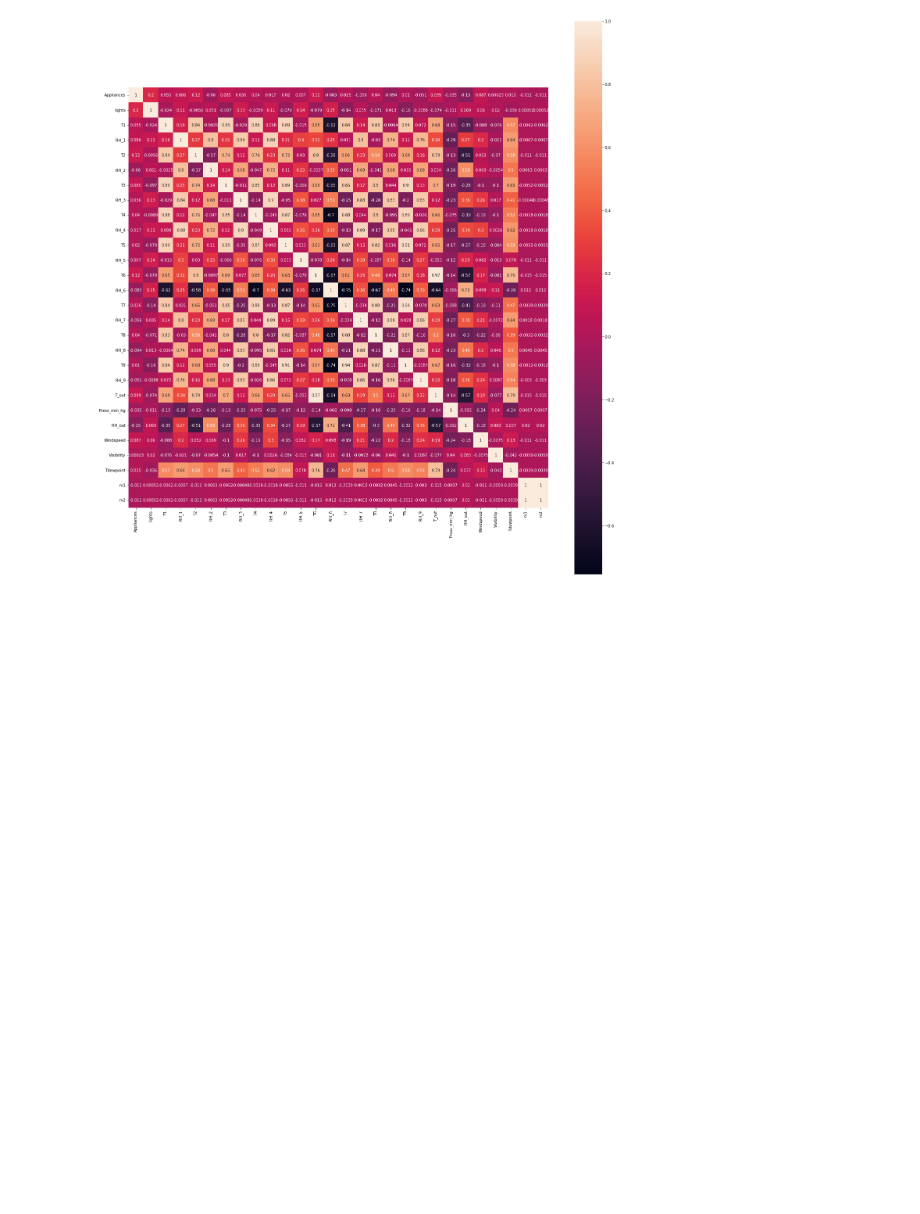
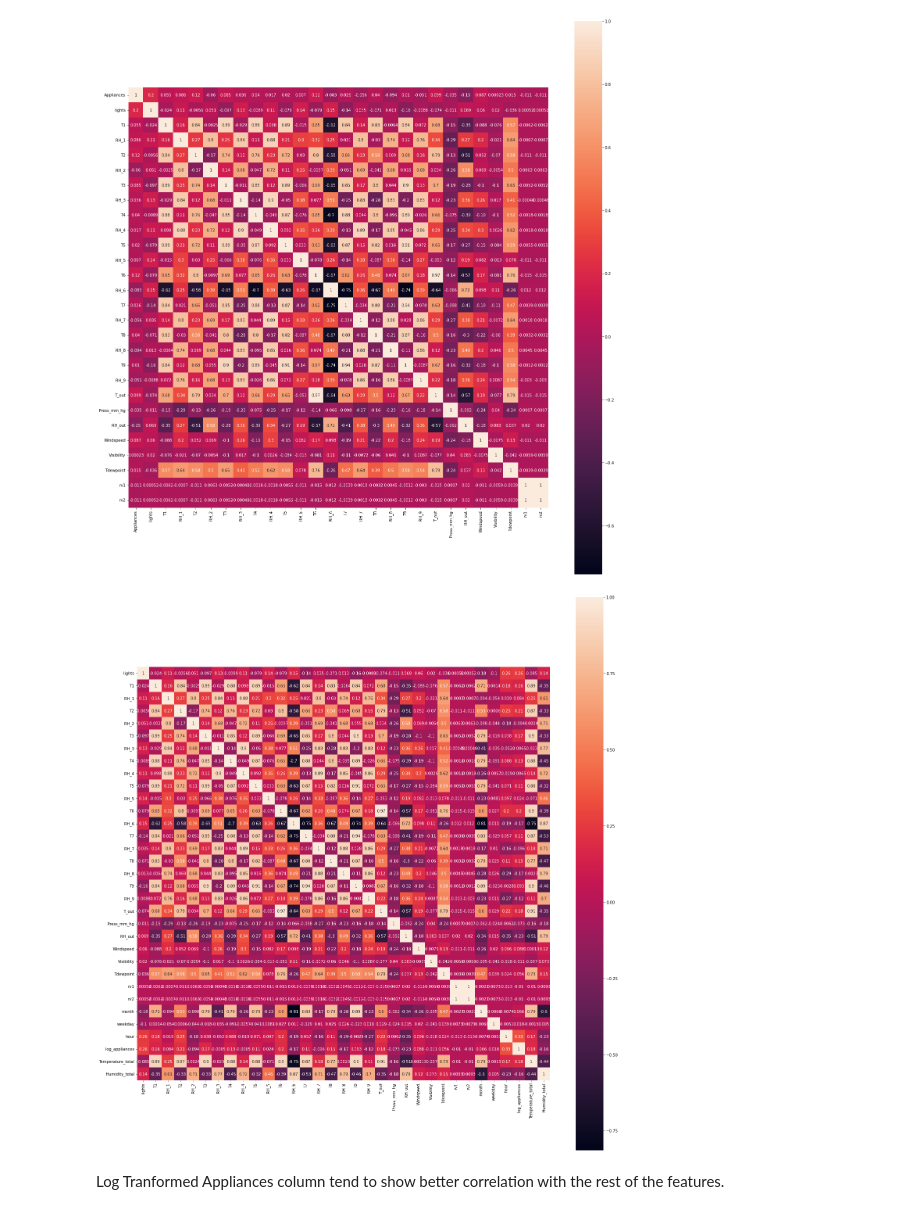
Before and after one commit to itishajain15/AppliancesEnergyPrediction, a Jupyter notebook: Appliances_energy_prediction.ipynb, the cells around one changed output. Cells and saved outputs as stored; diff of their text form; code cells hidden in the pictures; blank space fills up the shorter version.

```diff
--- a/Appliances_energy_prediction.ipynb
+++ b/Appliances_energy_prediction.ipynb
@@ -304,3 +294,16 @@ fig = plt.figure(figsize=(20,20))
 sns.heatmap(corr_matrix, annot=True, square=True);
 # %% [output]
 [figure]
+# %%
+
+data_log_transformed = df1.drop(columns = 'Appliances', axis = 1)
+# %%
+# Heatmap with log transformation on target variable
+
+corr_matrix_transformed = data_log_transformed.corr()
+fig = plt.figure(figsize=(20,20))
+sns.heatmap(corr_matrix_transformed, annot=True, square=True);
+# %% [output]
+[figure, added]
+# %% [markdown]
+Log Tranformed Appliances column tend to show better correlation with the rest of the features.
```
Also changed, not shown: parts of 20 cells of this notebook.
